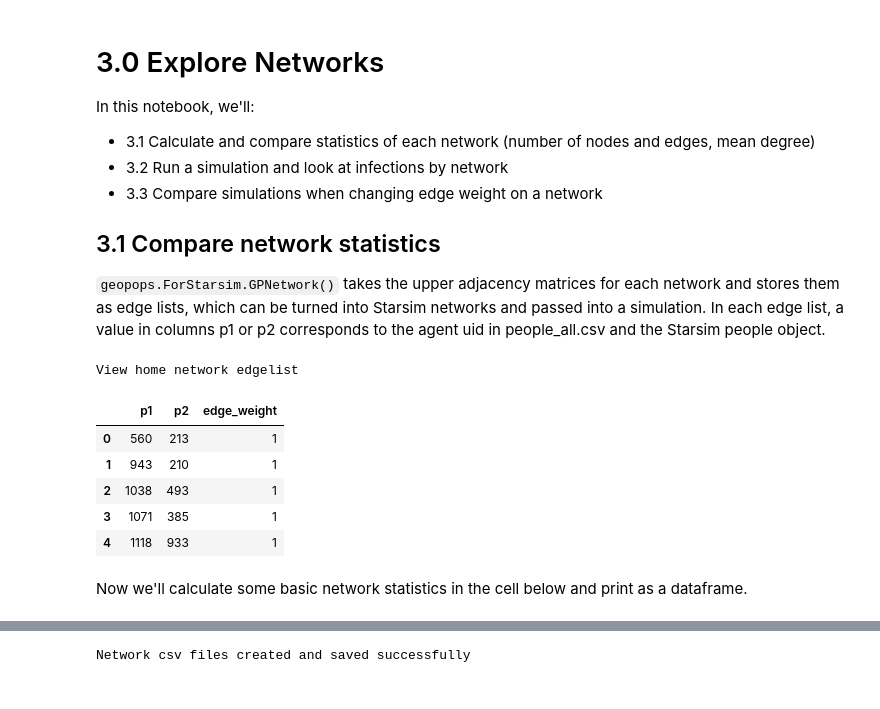
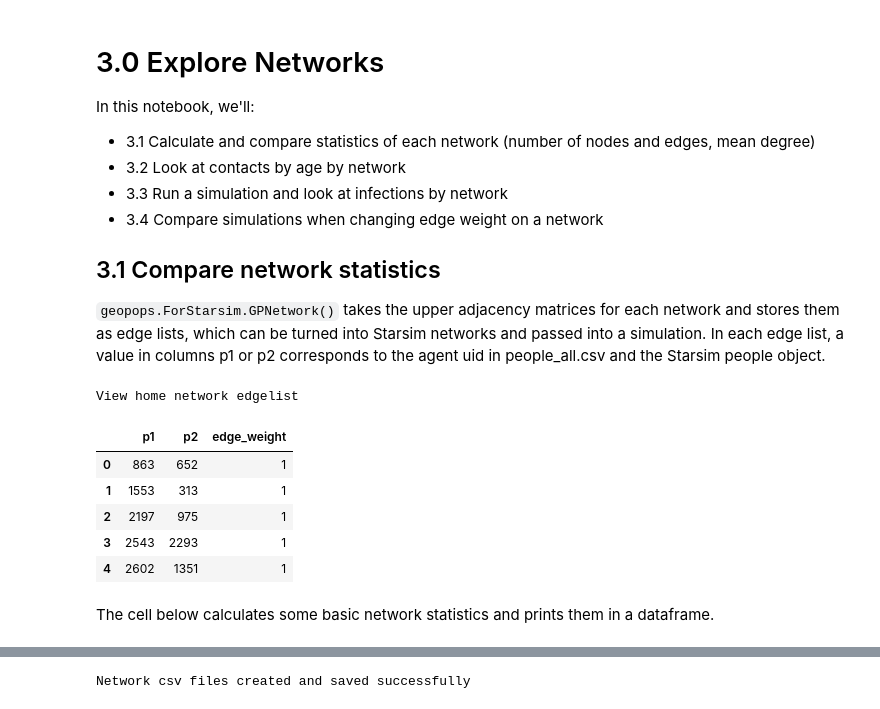
Before and after one commit to GeoPopsHub/sc_spartanburg_measles, a Jupyter notebook: 3_explore_networks.ipynb, the cells around one changed output, grey strips where cells are left out. Drawn from its saved outputs; the diff is of its cells as text; code cells hidden in the pictures.

```diff
--- a/3_explore_networks.ipynb
+++ b/3_explore_networks.ipynb
@@ -12,30 +12,30 @@ import sciris as sc
 # 3.0 Explore Networks
 In this notebook, we'll:
 * 3.1 Calculate and compare statistics of each network (number of nodes and edges, mean degree)
-* 3.2 Run a simulation and look at infections by network
-* 3.3 Compare simulations when changing edge weight on a network
+* 3.2 Look at contacts by age by network
+* 3.3 Run a simulation and look at infections by network
+* 3.4 Compare simulations when changing edge weight on a network
 
 ## 3.1 Compare network statistics
 `geopops.ForStarsim.GPNetwork()` takes the upper adjacency matrices for each network and stores them as edge lists, which can be turned into Starsim networks and passed into a simulation. In each edge list, a value in columns p1 or p2 corresponds to the agent uid in people_all.csv and the Starsim people object.
 # %%
 # Read in edge list dataframes
-#  p1=person 1, p2=person 2, beta=edge weight
 h_df = pd.read_csv("data/pop_export/starsim/net_h.csv").drop(columns=['Unnamed: 0'])
 s_df = pd.read_csv("data/pop_export/starsim/net_s.csv").drop(columns=['Unnamed: 0'])
 w_df = pd.read_csv("data/pop_export/starsim/net_w.csv").drop(columns=['Unnamed: 0'])
 g_df = pd.read_csv("data/pop_export/starsim/net_g.csv").drop(columns=['Unnamed: 0'])
 print('View home network edgelist')
-w_df.head()
+h_df.head()
 # %% [output]
 View home network edgelist
 |  | p1 | p2 | edge_weight |
-| 0 | 560 | 213 | 1 |
-| 1 | 943 | 210 | 1 |
-| 2 | 1038 | 493 | 1 |
-| 3 | 1071 | 385 | 1 |
-| 4 | 1118 | 933 | 1 |
+| 0 | 863 | 652 | 1 |
+| 1 | 1553 | 313 | 1 |
+| 2 | 2197 | 975 | 1 |
+| 3 | 2543 | 2293 | 1 |
+| 4 | 2602 | 1351 | 1 |
 # %% [markdown]
-Now we'll calculate some basic network statistics in the cell below and print as a dataframe.
+The cell below calculates some basic network statistics and prints them in a dataframe.
 # %%
 # Function to calculate network statistics
 def get_stats_df(nets, names):
```
Also changed, not shown: parts of 14 cells of this notebook, 2 other files.
